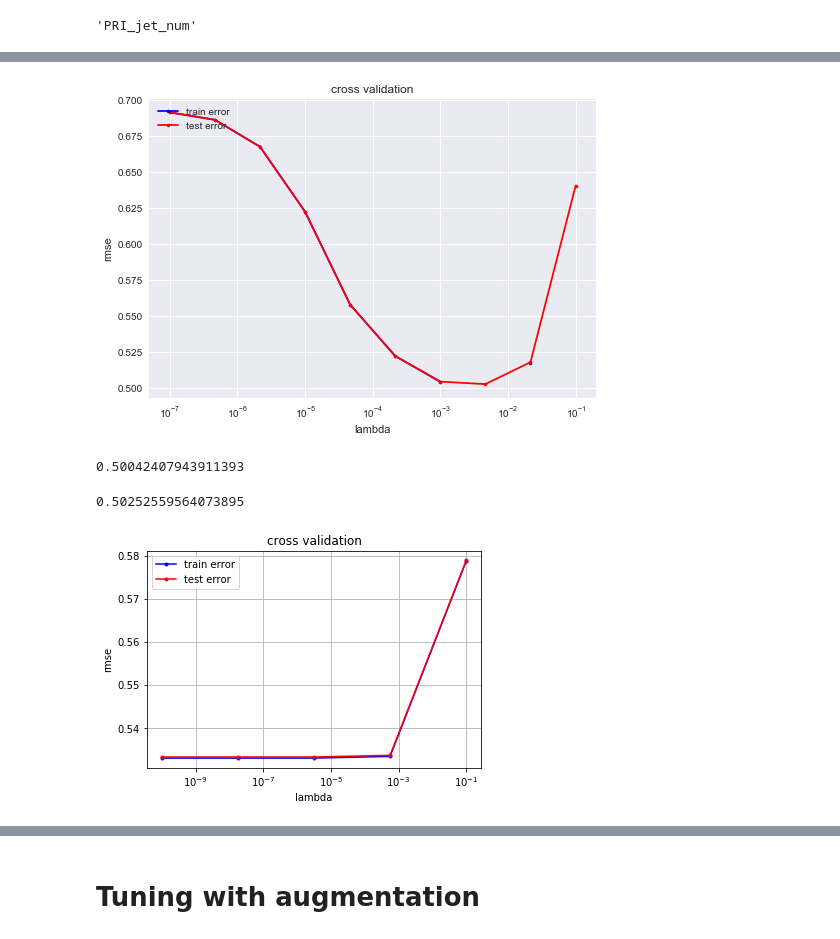
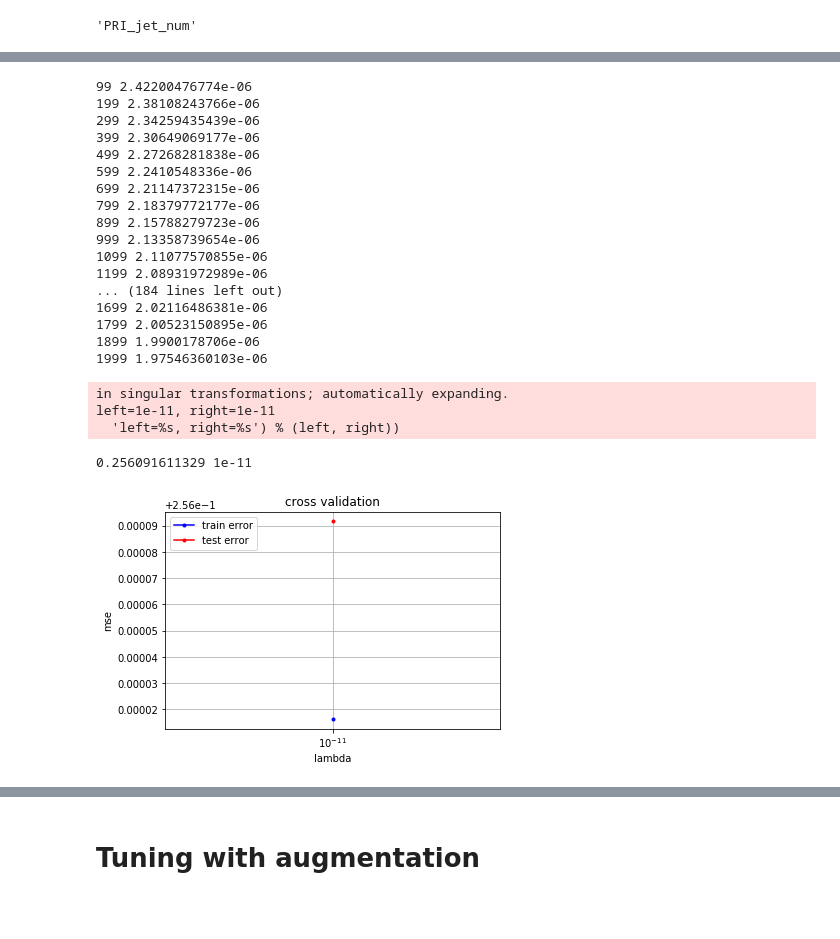
Before and after one commit to inverniz/ML_project, a Jupyter notebook: scripts/Model_building.ipynb, the cells around one changed output, grey strips where cells are left out. Drawn from its saved outputs; the diff is of its cells as text; code cells hidden in the pictures; blank space fills up the shorter version.

Commit message:
Logistic gradient

```diff
--- a/scripts/Model_building.ipynb
+++ b/scripts/Model_building.ipynb
@@ -596,14 +534,0 @@ x_y_for_jet(3)[0].shape
-# %%
-lambdas = np.logspace(-10,-2,10)
-for n in range(4):
-    rmse_tr = []
-    rmse_te = []
-    x_jet, y_jet = x_y_for_jet(n)
-    for lambda_ in lambdas:
-        rmse_tr_, rmse_te_ = cross_validation(y_jet, x_jet, 5, ridge_regression, compute_mse, {'lambda_': lambda_}, seed=5)
-        rmse_tr.append(rmse_tr_)
-        rmse_te.append(rmse_te_)
-    plt.figure(n)
-    cross_validation_visualization(lambdas, rmse_tr, rmse_te)
-    plt.plot()
-    print("At", n)
@@ -619,10 +534,0 @@ At 3
-# %%
-# y, x, ids = load_csv_data('../data/train.csv', sub_sample=True)
-y, x, ids = load_csv_data('../data/train.csv')
-filter_ = [idx for idx, label in enumerate(labels) if not 'phi' in label]
-# x = x[:, filter_]
-x = (x - np.mean(x, axis=0))/np.std(x, axis=0)
-num_samples = len(y)
-tx = np.c_[np.ones(num_samples), x]
-# %%
-y = (y+1)/2.0
@@ -629,20 +543,37 @@ y = (y+1)/2.0
 # %%
-lambdas = np.logspace(-7,-1,10)
+val = -11
+lambdas = np.logspace(val,val,1)
+y_scaled = (y+1)/2.0
+x_jet, y_jet = get_group(x_augmented, y_scaled, 0)
 rmse_tr = []
 rmse_te = []
+degree = 3
 for lambda_ in lambdas:
-    rmse_tr_, rmse_te_ = cross_validation(y, tx, 5, logistic_regression, compute_loss_logistic, {'initial_w': np.zeros(tx.shape[1]), 'max_iters': 100000, 'gamma': lambda_})
+    rmse_tr_, rmse_te_ = cross_validation(y_jet, x_jet, 10, logistic_GD, accuracy_with_poly, {'lambda_': 0,'initial_w': np.zeros(x.shape[1] + 1), 'max_iters': 2000, 'gamma': lambda_, 'degree': degree}, {'degree': degree, 'is_sigmoid': True})
     rmse_tr.append(rmse_tr_)
     rmse_te.append(rmse_te_)
+cross_validation_visualization(lambdas, rmse_tr, rmse_te)
+print(np.min(rmse_te), lambdas[np.argmin(rmse_te)])
+# %% [output]
+99 2.42200476774e-06
+199 2.38108243766e-06
+299 2.34259435439e-06
+399 2.30649069177e-06
+499 2.27268281838e-06
+599 2.2410548336e-06
+699 2.21147372315e-06
+799 2.18379772177e-06
+899 2.15788279723e-06
+999 2.13358739654e-06
+1099 2.11077570855e-06
+1199 2.08931972989e-06
+... (184 lines left out)
+1699 2.02116486381e-06
+1799 2.00523150895e-06
+1899 1.9900178706e-06
+1999 1.97546360103e-06
+in singular transformations; automatically expanding.
+left=1e-11, right=1e-11
+  'left=%s, right=%s') % (left, right))
+0.256091611329 1e-11
+[figure, added]
-# %%
-cross_validation_visualization(lambdas, rmse_tr, rmse_te)
-# %% [output]
-[figure, removed]
-# %%
-min(rmse_te)
-# %% [output]
-0.50042407943911393
-# %%
-min(rmse_te)
-# %% [output]
-0.50252559564073895
@@ -657,4 +579,0 @@ for lambda_ in lambdas:
-# %%
-cross_validation_visualization(lambdas, rmse_tr, rmse_te)
-# %% [output]
-[figure, removed]
```
Also changed, not shown: parts of 35 cells of this notebook, 1 other file.
